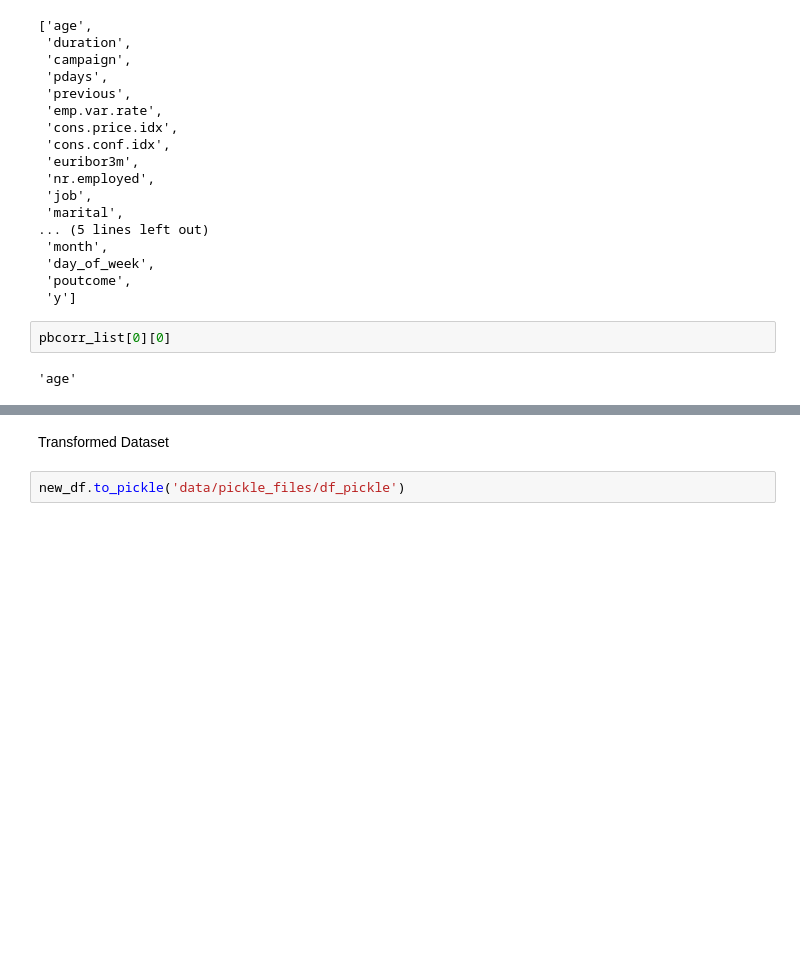
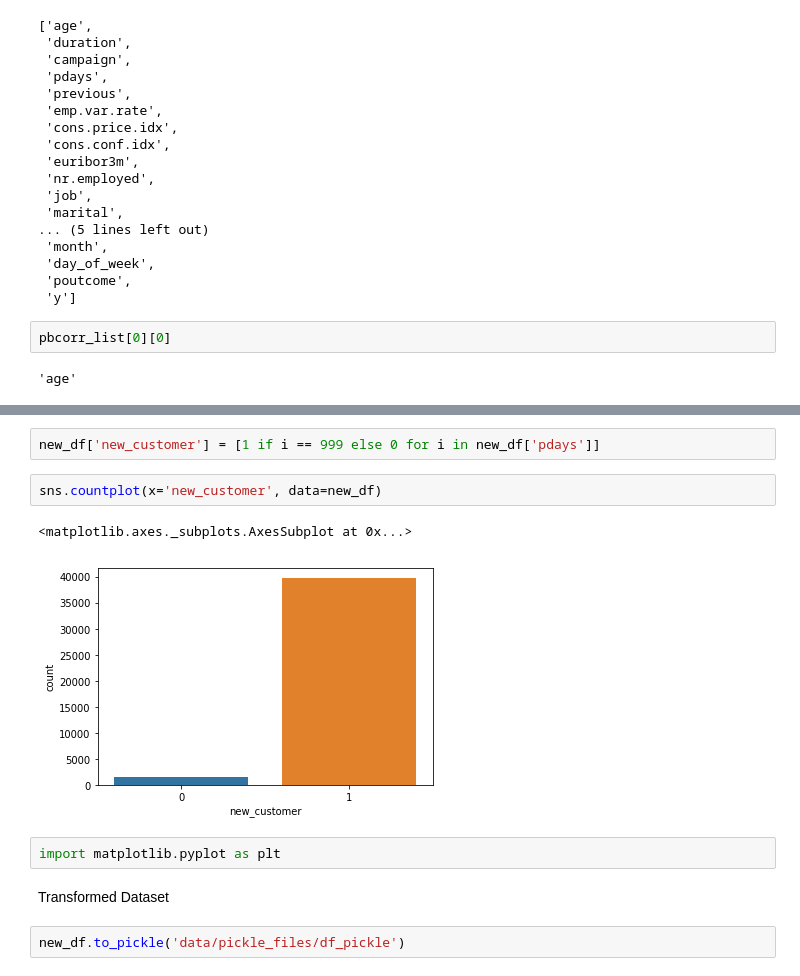
Before and after one commit to pdefusco/Python, a Jupyter notebook: machine_learning_projects/marketing_campaign_prediction/iteration_1/data_exploration.ipynb, the cells around one changed output, grey strips where cells are left out. Drawn from its saved outputs; the diff is of its cells as text; blank space fills up the shorter version.

```diff
--- a/machine_learning_projects/marketing_campaign_prediction/iteration_1/data_exploration.ipynb
+++ b/machine_learning_projects/marketing_campaign_prediction/iteration_1/data_exploration.ipynb
@@ -546,3 +563,12 @@ plt.show()
+# %%
+new_df['new_customer'] = [1 if i == 999 else 0 for i in new_df['pdays']]
+# %%
+sns.countplot(x='new_customer', data=new_df)
+# %% [output]
+<matplotlib.axes._subplots.AxesSubplot at 0x...>
+[figure, added]
+# %%
+import matplotlib.pyplot as plt
 # %% [markdown]
 Transformed Dataset
 # %%
```
Also changed, not shown: parts of 7 cells of this notebook, 14 other files.
